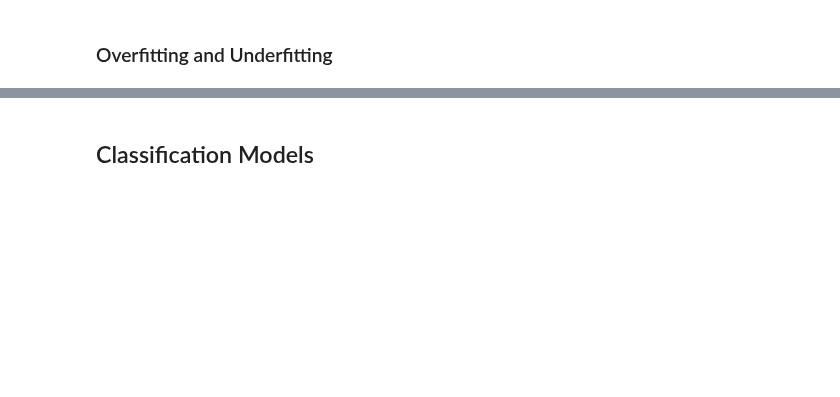
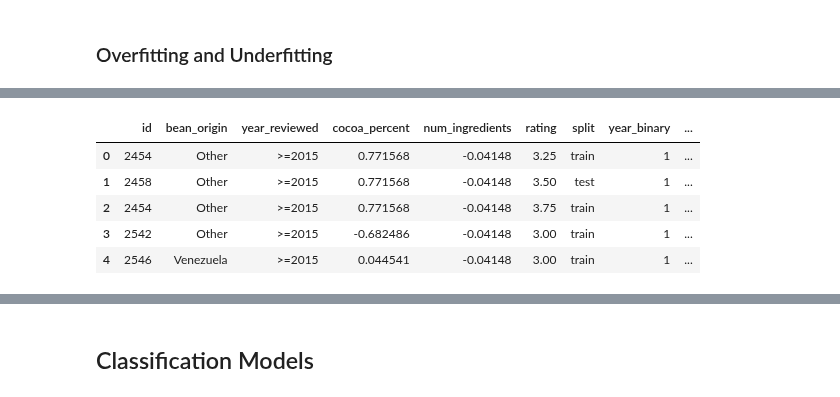
Before and after one commit to fsb-edu/ML4Food, a Jupyter notebook: M2_MLSupervisedLearning.ipynb, the cells around one changed output, grey strips where cells are left out. Saved outputs shown, nothing was run; the diff lists cells and outputs as text; code cells hidden in the pictures; blank space fills up the shorter version.

```diff
--- a/M2_MLSupervisedLearning.ipynb
+++ b/M2_MLSupervisedLearning.ipynb
@@ -95,0 +191,11 @@ Cost functions are not only used during training but also during model evaluatio
+# %%
+filepath = os.path.join( "data", "chocolate_bars_proc.csv")
+chocolate_dataset = pd.read_csv(filepath)
+chocolate_dataset.head()
+# %% [output]
+|  | id | bean_origin | year_reviewed | cocoa_percent | num_ingredients | rating | split | year_binary | ... |
+| 0 | 2454 | Other | >=2015 | 0.771568 | -0.04148 | 3.25 | train | 1 | ... |
+| 1 | 2458 | Other | >=2015 | 0.771568 | -0.04148 | 3.50 | test | 1 | ... |
+| 2 | 2454 | Other | >=2015 | 0.771568 | -0.04148 | 3.75 | train | 1 | ... |
+| 3 | 2542 | Other | >=2015 | -0.682486 | -0.04148 | 3.00 | train | 1 | ... |
+| 4 | 2546 | Venezuela | >=2015 | 0.044541 | -0.04148 | 3.00 | train | 1 | ... |
```
Also changed, not shown: parts of 41 cells of this notebook, 7 other files.
